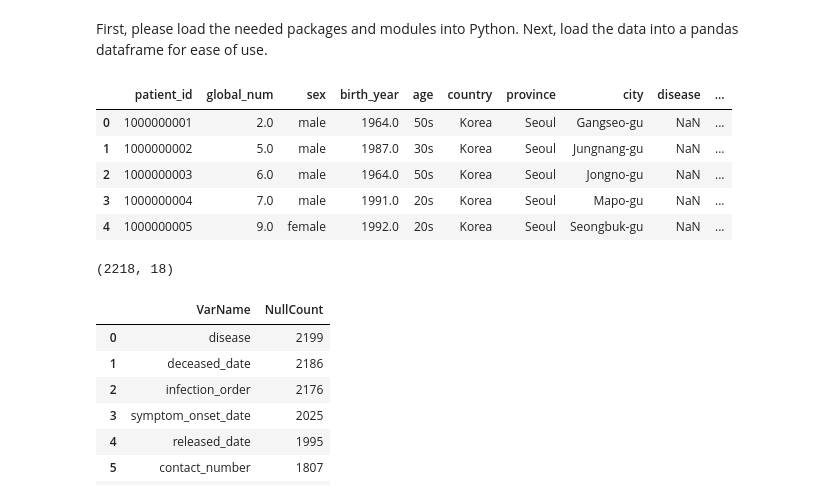
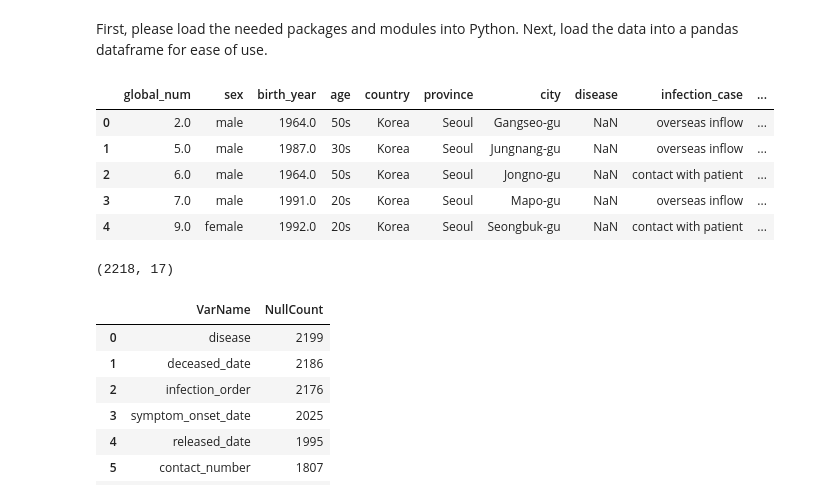
Before and after one commit to willkchan/Random-Forest-Covid-Cases-Practice, a Jupyter notebook: RandomForest_casestudy_covid19.ipynb, the cells around one changed output. Cells and saved outputs as stored; diff of their text form; code cells hidden in the pictures.

```diff
--- a/RandomForest_casestudy_covid19.ipynb
+++ b/RandomForest_casestudy_covid19.ipynb
@@ -61,19 +61,19 @@ from sklearn.ensemble import ExtraTreesRegressor
 plt.style.use('dark_background')
 # %%
 url = 'SouthKoreacoronavirusdataset-20200630T044816Z-001/SouthKoreacoronavirusdataset/PatientInfo.csv'
-df = pd.read_csv(url)
+df = pd.read_csv(url).drop('patient_id', axis=1)
 df.head()
 # %% [output]
-|  | patient_id | global_num | sex | birth_year | age | country | province | city | disease | ... |
-| 0 | 1000000001 | 2.0 | male | 1964.0 | 50s | Korea | Seoul | Gangseo-gu | NaN | ... |
-| 1 | 1000000002 | 5.0 | male | 1987.0 | 30s | Korea | Seoul | Jungnang-gu | NaN | ... |
-| 2 | 1000000003 | 6.0 | male | 1964.0 | 50s | Korea | Seoul | Jongno-gu | NaN | ... |
-| 3 | 1000000004 | 7.0 | male | 1991.0 | 20s | Korea | Seoul | Mapo-gu | NaN | ... |
-| 4 | 1000000005 | 9.0 | female | 1992.0 | 20s | Korea | Seoul | Seongbuk-gu | NaN | ... |
+|  | global_num | sex | birth_year | age | country | province | city | disease | infection_case | ... |
+| 0 | 2.0 | male | 1964.0 | 50s | Korea | Seoul | Gangseo-gu | NaN | overseas inflow | ... |
+| 1 | 5.0 | male | 1987.0 | 30s | Korea | Seoul | Jungnang-gu | NaN | overseas inflow | ... |
+| 2 | 6.0 | male | 1964.0 | 50s | Korea | Seoul | Jongno-gu | NaN | contact with patient | ... |
+| 3 | 7.0 | male | 1991.0 | 20s | Korea | Seoul | Mapo-gu | NaN | overseas inflow | ... |
+| 4 | 9.0 | female | 1992.0 | 20s | Korea | Seoul | Seongbuk-gu | NaN | contact with patient | ... |
 # %%
 df.shape
 # %% [output]
-(2218, 18)
+(2218, 17)
 # %%
 #Counts of null values
 na_df=pd.DataFrame(df.isnull().sum().sort_values(ascending=False)).reset_index()
```
Also changed, not shown: parts of 15 cells of this notebook, 2 other files.
